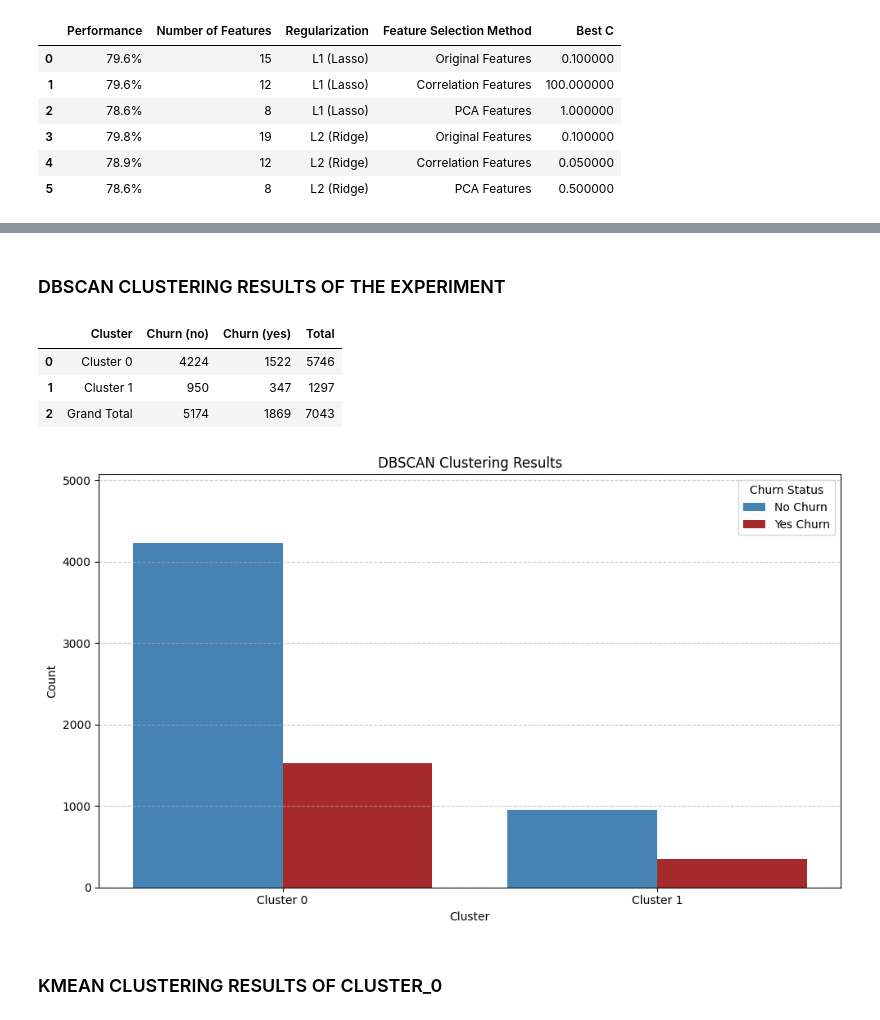
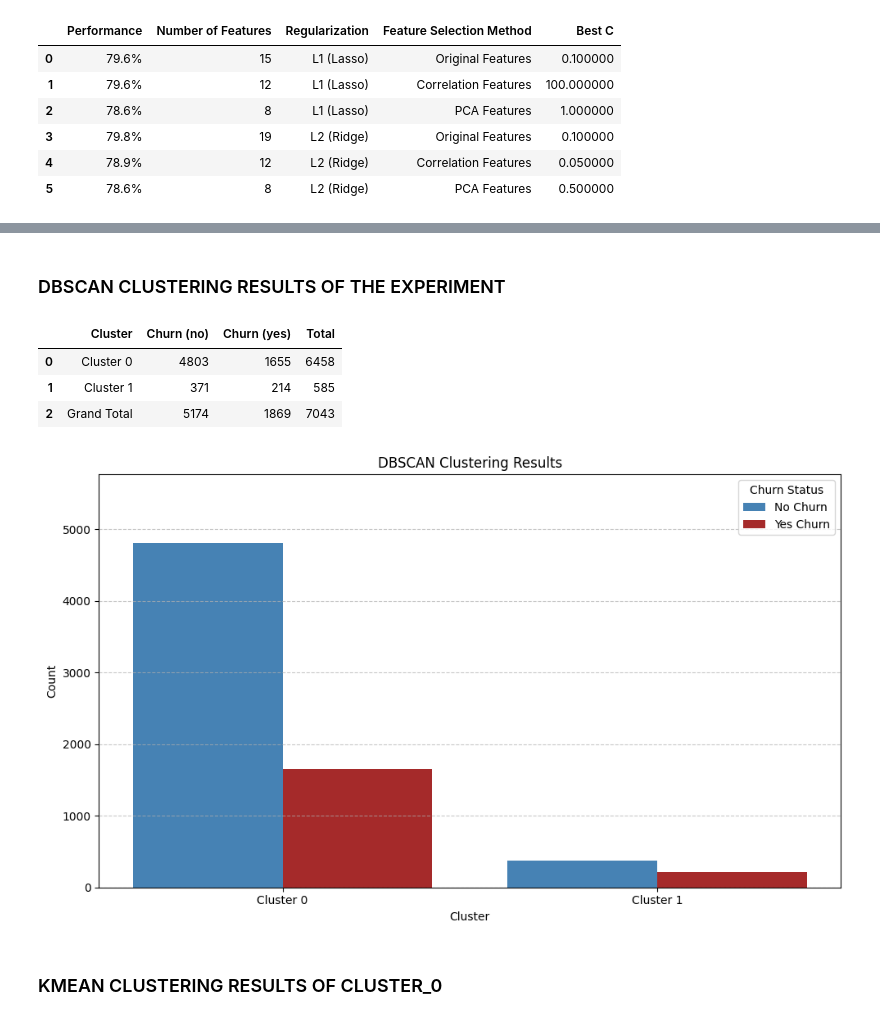
Before and after one commit to king123git62/COMP7404-Group31, a Jupyter notebook: Project_code.ipynb, the cells around one changed output, grey strips where cells are left out. Saved outputs shown, nothing was run; the diff lists cells and outputs as text; code cells hidden in the pictures.

```diff
--- a/Project_code.ipynb
+++ b/Project_code.ipynb
@@ -1050,7 +1050,7 @@ display_dbscan_cluster_result(cluster_1, "cluster_1")
 X_scaled = preprocessed_data["X_scaled"]
 df = pd.read_csv('processed_data.csv')
 
-dbscan = DBSCAN(eps=0.5, min_samples=5)
+dbscan = DBSCAN(eps=0.1, min_samples=5)
 df['Cluster'] = dbscan.fit_predict(X_scaled)
 
 df['Cluster'] = np.where(df['Cluster'] == -1, 0, 1)
@@ -1098,36 +1098,36 @@ labels = ["Cluster 0", "Cluster 1"]
 bar_width = 0.4
 
 x = np.arange(len(labels))
 x1 = x - bar_width / 2
 x2 = x + bar_width / 2
 
 bars_no = [no_churn_0, no_churn_1]
 bars_yes = [yes_churn_0, yes_churn_1]
 
 ax.bar(x1, bars_no, bar_width, label="No Churn", color="steelblue")
 ax.bar(x2, bars_yes, bar_width, label="Yes Churn", color="brown")
 
 max_height = max(bars_no + bars_yes)
 ax.set_ylim(0, max_height * 1.2)
 
 ax.set_ylabel("Count")
 ax.set_xlabel("Cluster")
 ax.set_title("DBSCAN Clustering Results")
 
 ax.set_xticks(x)
 ax.set_xticklabels(labels)
 ax.legend(title="Churn Status", loc="upper right")
 ax.yaxis.grid(True, linestyle="--", alpha=0.7)
 
 plt.tight_layout()
 plt.show()
 # %% [output]
 ### DBSCAN CLUSTERING RESULTS OF THE EXPERIMENT
 |  | Cluster | Churn (no) | Churn (yes) | Total |
-| 0 | Cluster 0 | 4224 | 1522 | 5746 |
-| 1 | Cluster 1 | 950 | 347 | 1297 |
+| 0 | Cluster 0 | 4803 | 1655 | 6458 |
+| 1 | Cluster 1 | 371 | 214 | 585 |
 | 2 | Grand Total | 5174 | 1869 | 7043 |
-[figure, old version]
+[figure, new version]
 # %%
 # KMEAN Clustering - Cluster 0
 
```
Also changed, not shown: parts of 3 cells of this notebook.
